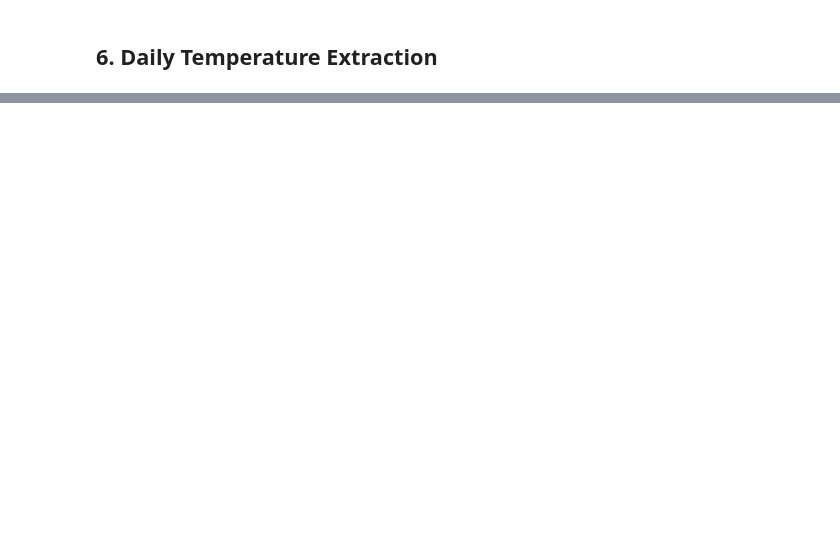
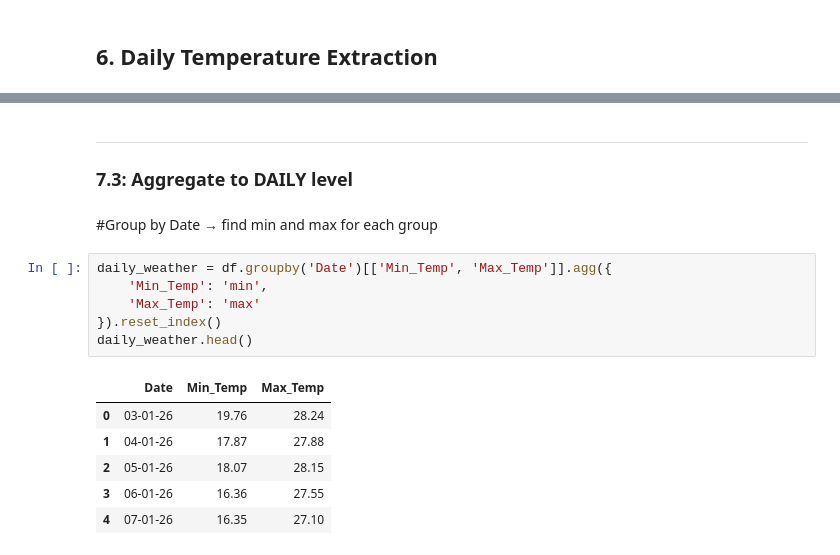
Before and after one commit to Asmashaik7/Data_Analytics_Portfolio, a Jupyter notebook: API/weather_api_analysis.ipynb, the cells around one changed output, grey strips where cells are left out. Drawn from its saved outputs; the diff is of its cells as text; blank space fills up the shorter version.

```diff
--- a/API/weather_api_analysis.ipynb
+++ b/API/weather_api_analysis.ipynb
@@ -187,0 +244,18 @@ Date:07-01-26 | Min Temp: 20.38 | Max Temp: 20.38
+# %% [markdown]
+---
+### 7.3: Aggregate to DAILY level
+# %% [markdown]
+#Group by Date → find min and max for each group
+# %%
+daily_weather = df.groupby('Date')[['Min_Temp', 'Max_Temp']].agg({
+    'Min_Temp': 'min',
+    'Max_Temp': 'max'
+}).reset_index()
+daily_weather.head()
+# %% [output]
+|  | Date | Min_Temp | Max_Temp |
+| 0 | 03-01-26 | 19.76 | 28.24 |
+| 1 | 04-01-26 | 17.87 | 27.88 |
+| 2 | 05-01-26 | 18.07 | 28.15 |
+| 3 | 06-01-26 | 16.36 | 27.55 |
+| 4 | 07-01-26 | 16.35 | 27.10 |
```
Also changed, not shown: parts of 18 cells of this notebook.
